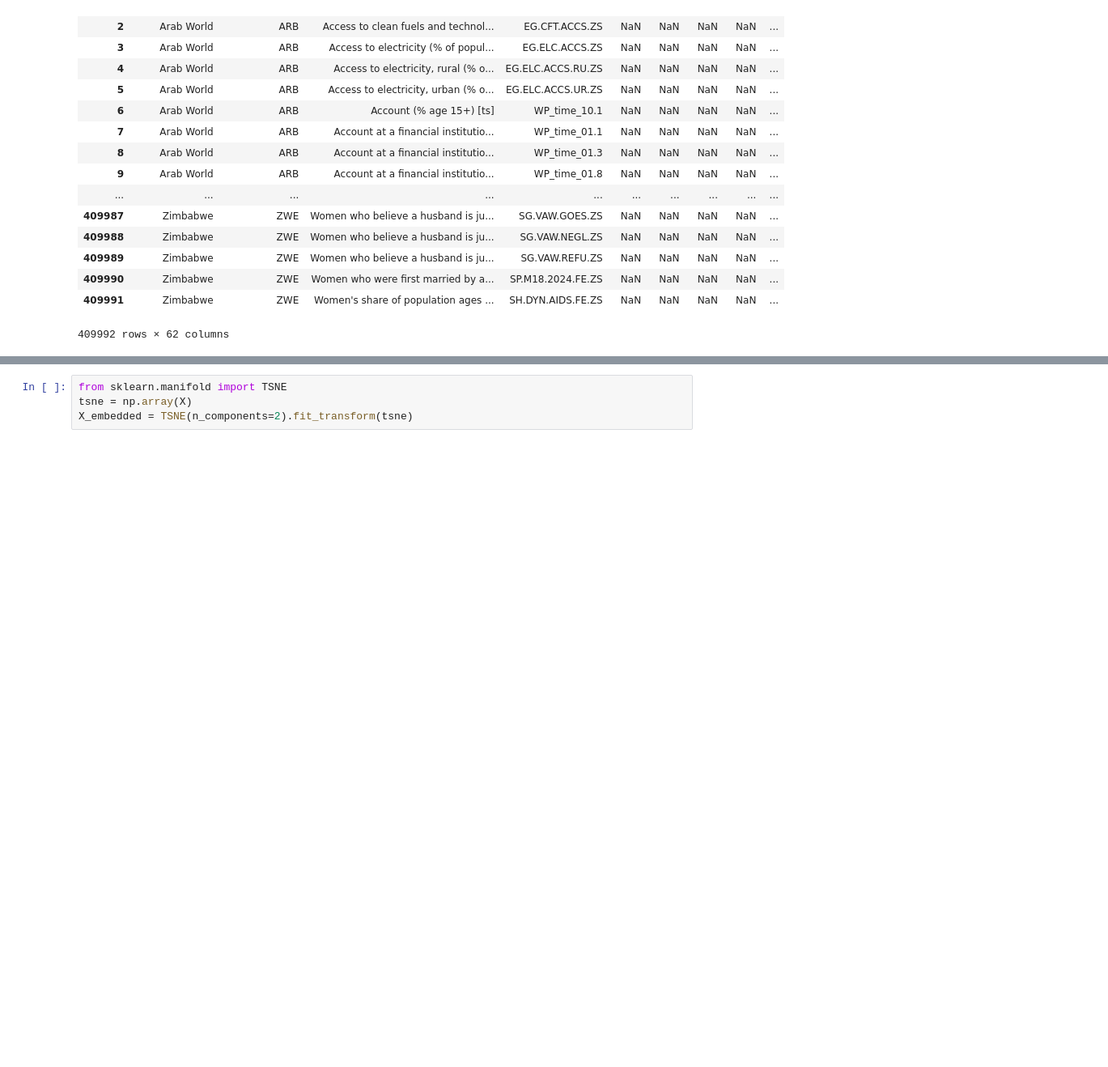
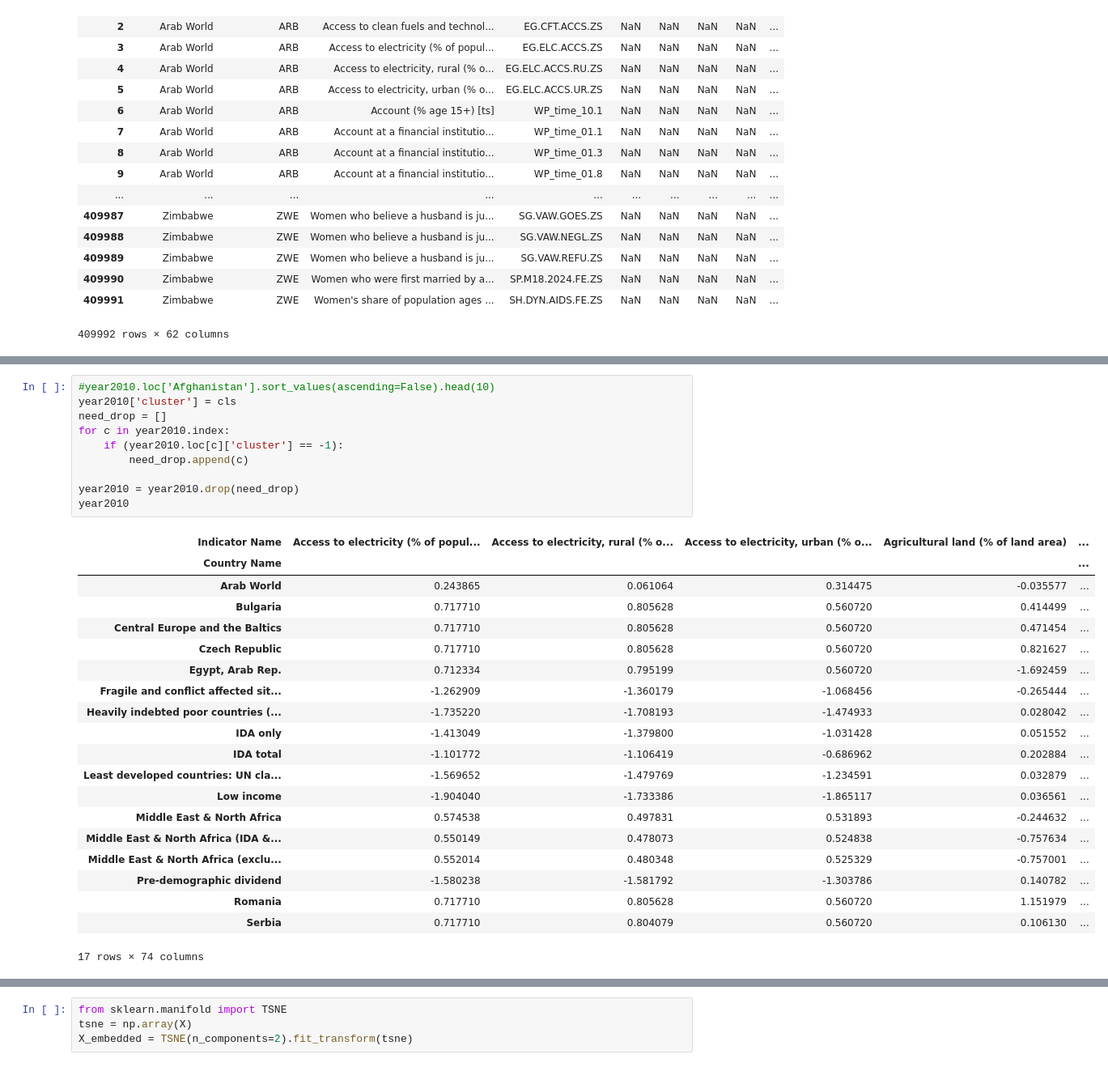
Before and after one commit to gmoryes/homework, a Jupyter notebook: hw2-clusters/gorbushin_hw2.ipynb, the cells around one changed output, grey strips where cells are left out. Shown at 81% size. Cells and saved outputs as stored; diff of their text form; blank space fills up the shorter version.

```diff
--- a/hw2-clusters/gorbushin_hw2.ipynb
+++ b/hw2-clusters/gorbushin_hw2.ipynb
@@ -609,0 +814,31 @@ clusters amount: 6
+# %%
+#year2010.loc['Afghanistan'].sort_values(ascending=False).head(10)
+year2010['cluster'] = cls
+need_drop = []
+for c in year2010.index:
+    if (year2010.loc[c]['cluster'] == -1):
+        need_drop.append(c)
+
+year2010 = year2010.drop(need_drop)
+year2010
+# %% [output]
+| Indicator Name | Access to electricity (% of popul... | Access to electricity, rural (% o... | Access to electricity, urban (% o... | Agricultural land (% of land area) | ... |
+| Country Name |  |  |  |  | ... |
+| Arab World | 0.243865 | 0.061064 | 0.314475 | -0.035577 | ... |
+| Bulgaria | 0.717710 | 0.805628 | 0.560720 | 0.414499 | ... |
+| Central Europe and the Baltics | 0.717710 | 0.805628 | 0.560720 | 0.471454 | ... |
+| Czech Republic | 0.717710 | 0.805628 | 0.560720 | 0.821627 | ... |
+| Egypt, Arab Rep. | 0.712334 | 0.795199 | 0.560720 | -1.692459 | ... |
+| Fragile and conflict affected sit... | -1.262909 | -1.360179 | -1.068456 | -0.265444 | ... |
+| Heavily indebted poor countries (... | -1.735220 | -1.708193 | -1.474933 | 0.028042 | ... |
+| IDA only | -1.413049 | -1.379800 | -1.031428 | 0.051552 | ... |
+| IDA total | -1.101772 | -1.106419 | -0.686962 | 0.202884 | ... |
+| Least developed countries: UN cla... | -1.569652 | -1.479769 | -1.234591 | 0.032879 | ... |
+| Low income | -1.904040 | -1.733386 | -1.865117 | 0.036561 | ... |
+| Middle East & North Africa | 0.574538 | 0.497831 | 0.531893 | -0.244632 | ... |
+| Middle East & North Africa (IDA &... | 0.550149 | 0.478073 | 0.524838 | -0.757634 | ... |
+| Middle East & North Africa (exclu... | 0.552014 | 0.480348 | 0.525329 | -0.757001 | ... |
+| Pre-demographic dividend | -1.580238 | -1.581792 | -1.303786 | 0.140782 | ... |
+| Romania | 0.717710 | 0.805628 | 0.560720 | 1.151979 | ... |
+| Serbia | 0.717710 | 0.804079 | 0.560720 | 0.106130 | ... |
+17 rows × 74 columns
```
Also changed, not shown: parts of 24 cells of this notebook.
